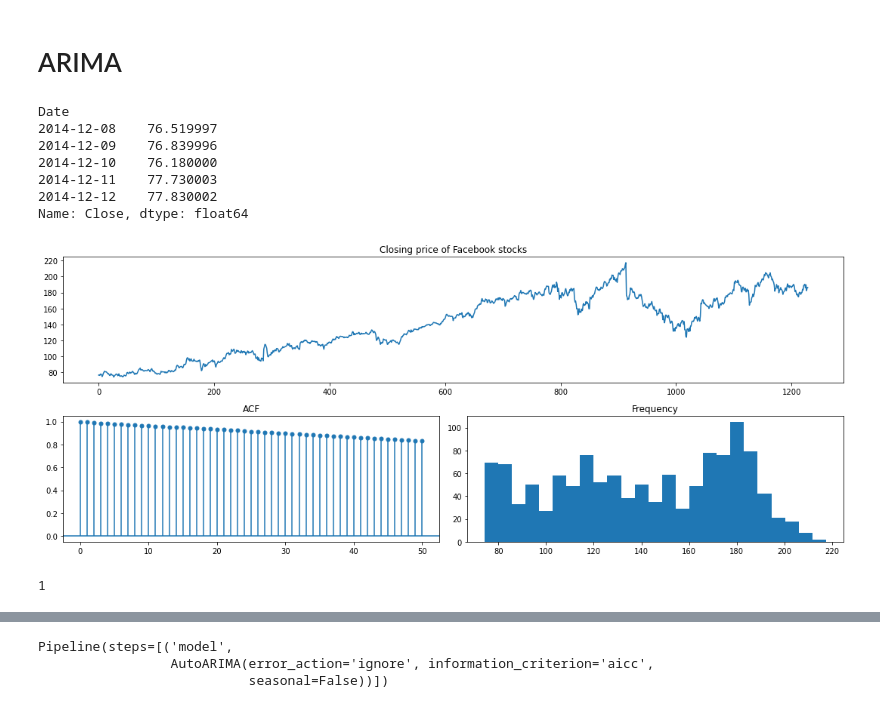
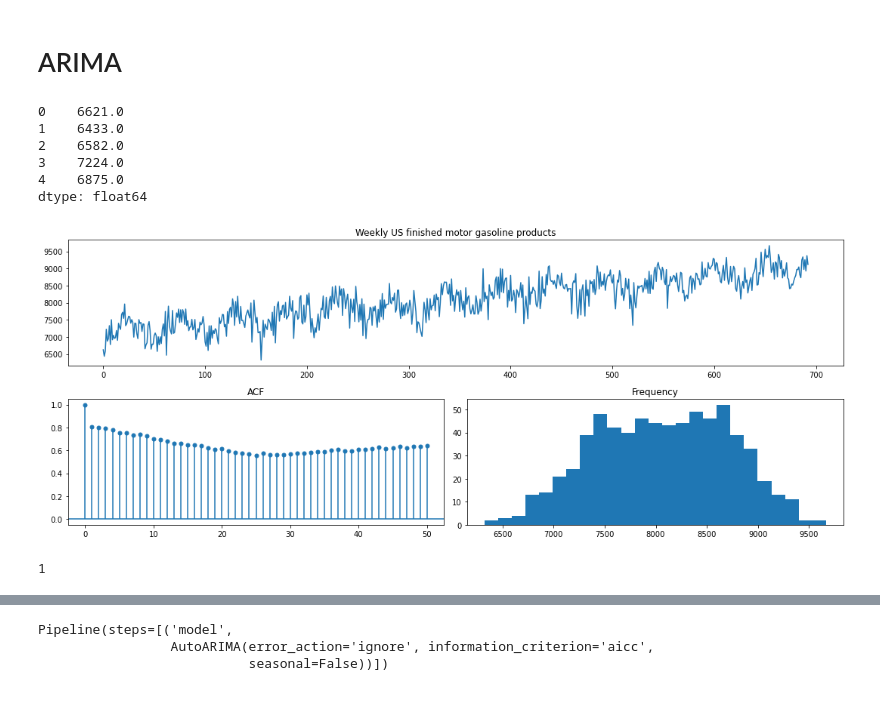
Before and after one commit to rjafarau/hands-on-time-series-analysis-python, a Jupyter notebook: source/CH04_Regression_Extension_Techniques_For_Time_Series_Data.ipynb, the cells around one changed output, grey strips where cells are left out. Saved outputs shown, nothing was run; the diff lists cells and outputs as text; code cells hidden in the pictures.

```diff
--- a/source/CH04_Regression_Extension_Techniques_For_Time_Series_Data.ipynb
+++ b/source/CH04_Regression_Extension_Techniques_For_Time_Series_Data.ipynb
@@ -149,30 +149,34 @@ pm.autocorr_plot(data_births['births'])
 # %% [markdown]
 # ARIMA
 # %%
-train, test = pm.model_selection.train_test_split(data_fb['Close'], test_size=30)
+train, test = pm.model_selection.train_test_split(
+    pm.datasets.load_gasoline(as_series=True),
+    test_size=52
+)
 # %%
 train.head()
 # %% [output]
-Date
-2014-12-08    76.519997
-2014-12-09    76.839996
-2014-12-10    76.180000
-2014-12-11    77.730003
-2014-12-12    77.830002
-Name: Close, dtype: float64
+0    6621.0
+1    6433.0
+2    6582.0
+3    7224.0
+4    6875.0
+dtype: float64
 # %%
 %%capture --no-display
 pm.tsdisplay(
     y=train,
     figsize=(15, 6),
-    title="Closing price of Facebook stocks"
+    title="Weekly US finished motor gasoline products"
 )
 # %% [output]
-[figure, old version]
+[figure, new version]
-# %%
-pm.arima.ndiffs(train, alpha=0.05, test='adf')
-# %% [output]
-1
+# %%
+max(pm.arima.ndiffs(train, alpha=0.05, test='kpss'),
+    pm.arima.ndiffs(train, alpha=0.05, test='adf'),
+    pm.arima.ndiffs(train, alpha=0.05, test='pp'))
+# %% [output]
+1
 # %%
 pipeline = Pipeline([
     ('model', pm.AutoARIMA(seasonal=False,
```
Also changed, not shown: parts of 15 cells of this notebook.
